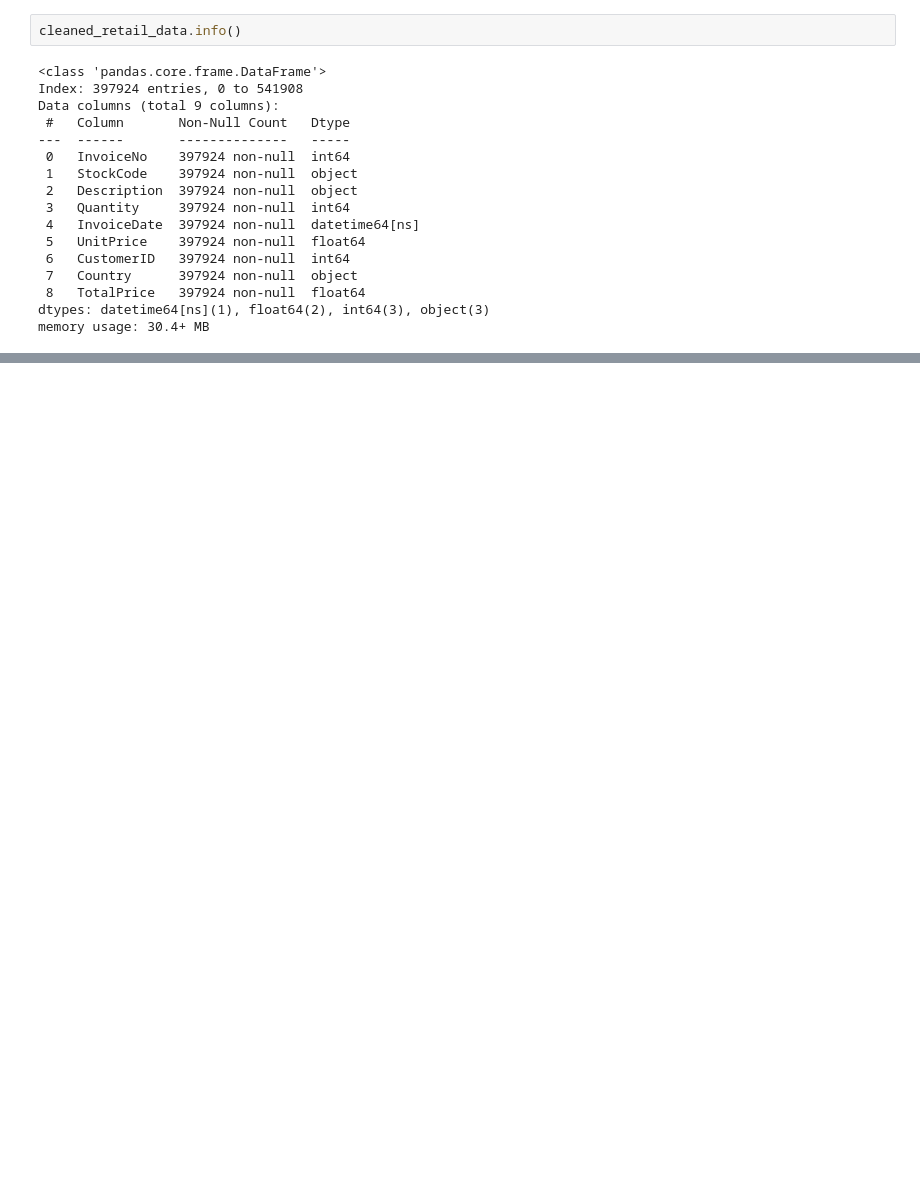
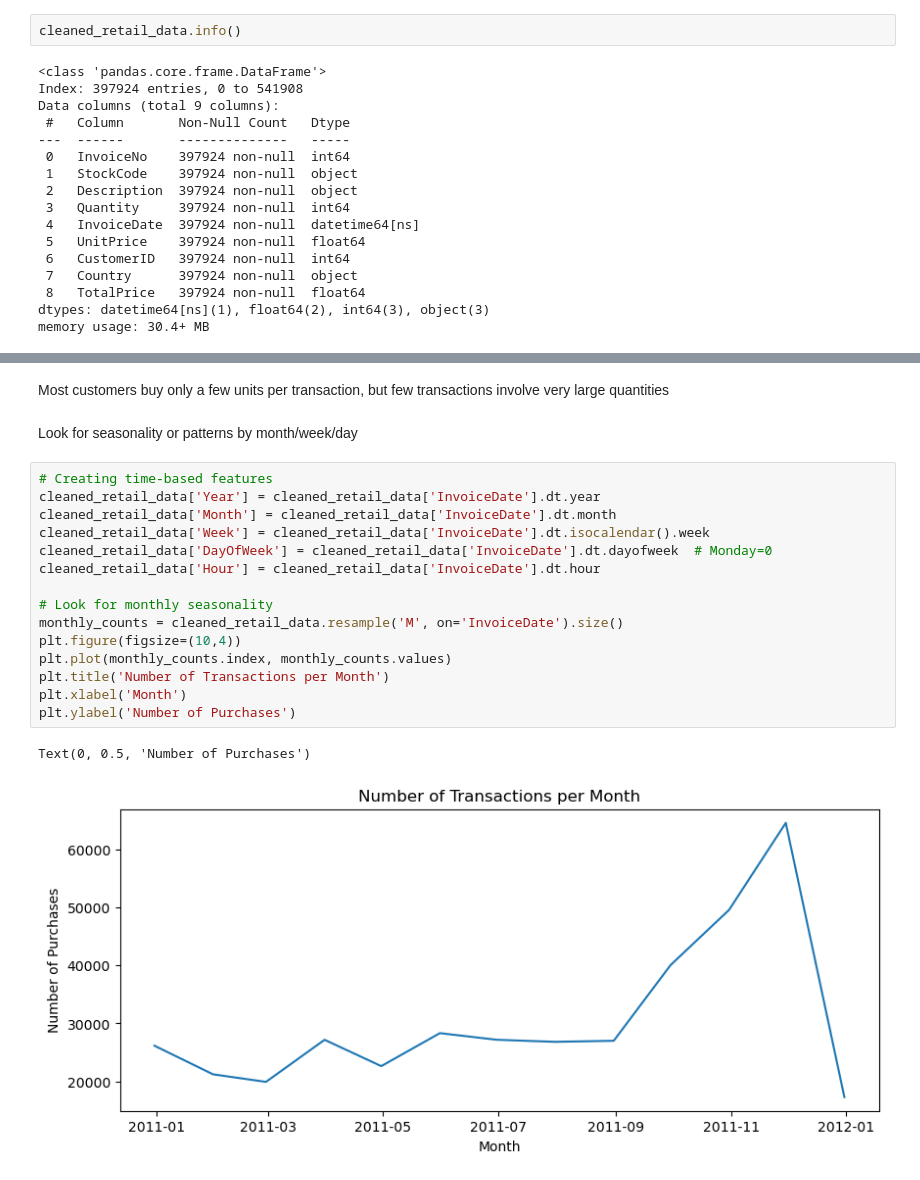
Before and after one commit to aadupuy/ecommerce_miniproject, a Jupyter notebook: ecommerce_miniproject.ipynb, the cells around one changed output, grey strips where cells are left out. Drawn from its saved outputs; the diff is of its cells as text; blank space fills up the shorter version.

```diff
--- a/ecommerce_miniproject.ipynb
+++ b/ecommerce_miniproject.ipynb
@@ -109,0 +210,22 @@ memory usage: 30.4+ MB
+# %% [markdown]
+Most customers buy only a few units per transaction, but few transactions involve very large quantities
+# %% [markdown]
+Look for seasonality or patterns by month/week/day
+# %%
+# Creating time-based features
+cleaned_retail_data['Year'] = cleaned_retail_data['InvoiceDate'].dt.year
+cleaned_retail_data['Month'] = cleaned_retail_data['InvoiceDate'].dt.month
+cleaned_retail_data['Week'] = cleaned_retail_data['InvoiceDate'].dt.isocalendar().week
+cleaned_retail_data['DayOfWeek'] = cleaned_retail_data['InvoiceDate'].dt.dayofweek  # Monday=0
+cleaned_retail_data['Hour'] = cleaned_retail_data['InvoiceDate'].dt.hour
+
+# Look for monthly seasonality
+monthly_counts = cleaned_retail_data.resample('M', on='InvoiceDate').size()
+plt.figure(figsize=(10,4))
+plt.plot(monthly_counts.index, monthly_counts.values)
+plt.title('Number of Transactions per Month')
+plt.xlabel('Month')
+plt.ylabel('Number of Purchases')
+# %% [output]
+Text(0, 0.5, 'Number of Purchases')
+[figure, added]
```
Also changed, not shown: parts of 11 cells of this notebook, 1 other file.
